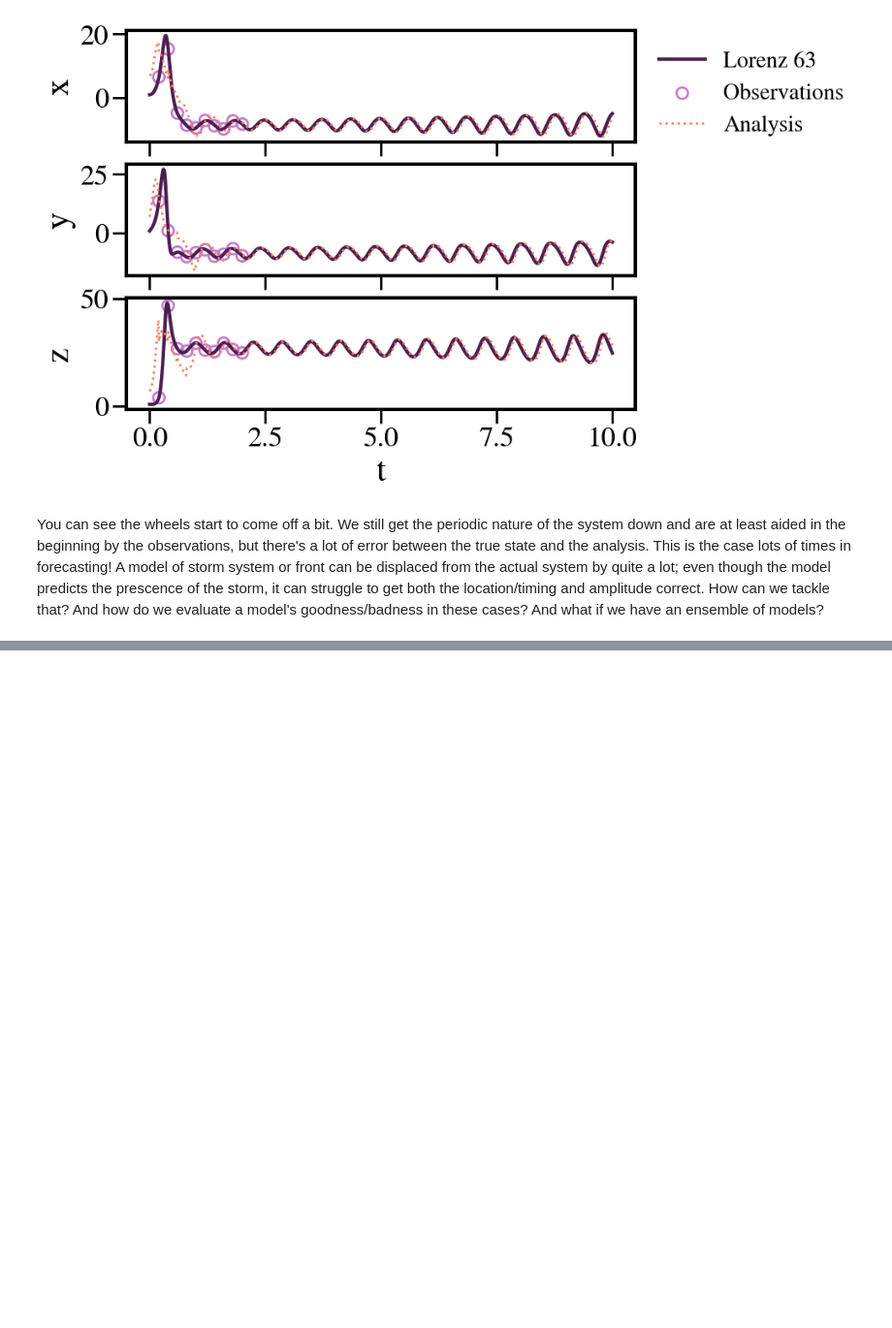
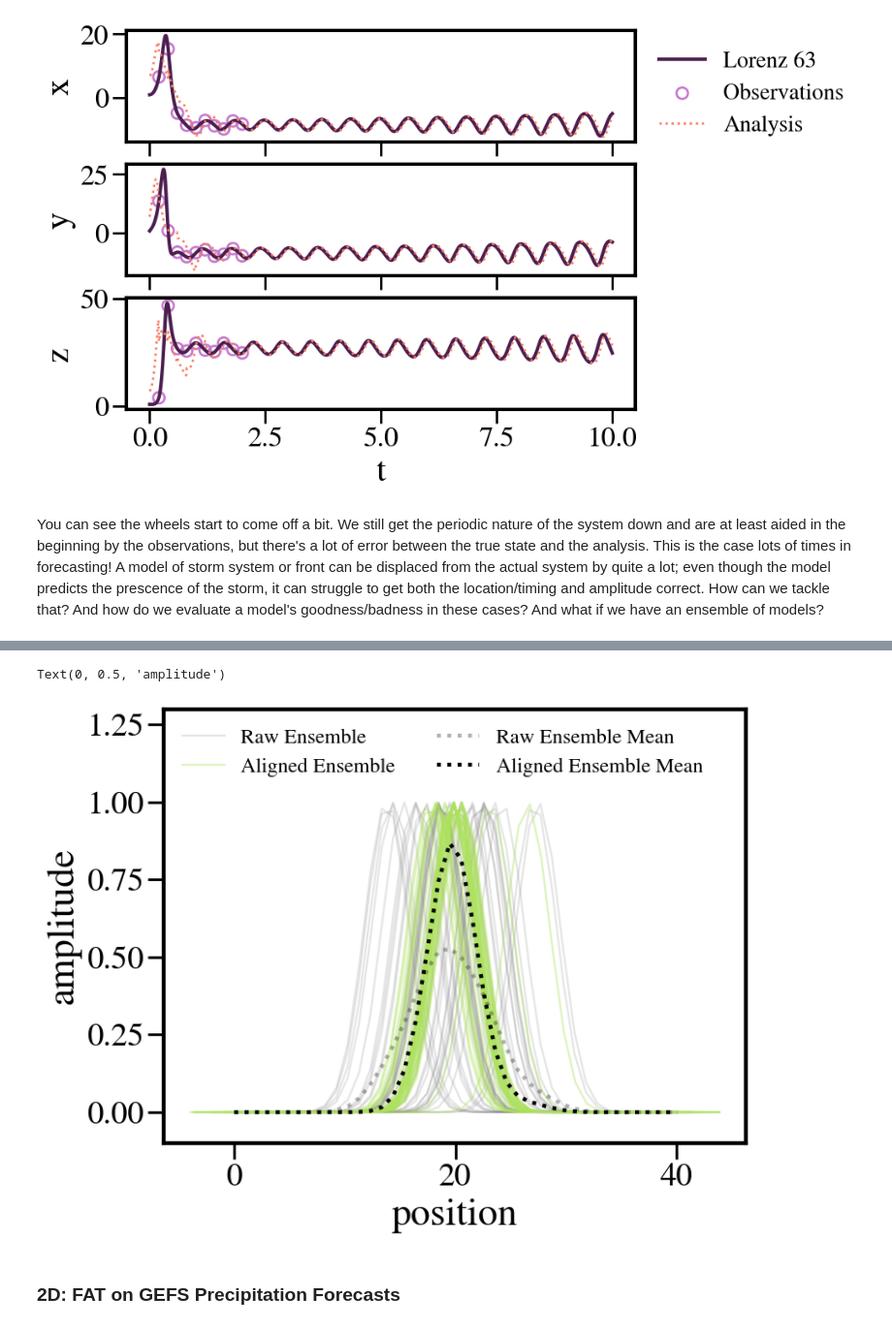
Before and after one commit to SidneyLower-NOAA/SMD_Notebooks, a Jupyter notebook: getting_our_data_ducks_in_a_row.ipynb, the cells around one changed output, grey strips where cells are left out. Shown at 97% size. Saved outputs shown, nothing was run; the diff lists cells and outputs as text; code cells hidden in the pictures; blank space fills up the shorter version.

```diff
--- a/getting_our_data_ducks_in_a_row.ipynb
+++ b/getting_our_data_ducks_in_a_row.ipynb
@@ -1463,0 +346,18 @@ def basis_truncation(n=3):
+# %%
+def get_j(delta, ens_data, ens_mean, ens_std, S, old_vec):
+
+    j_r = residual_errors(delta, ens_data, ens_mean, ens_std, old_vec)
+    j_a = displacement_penalty(delta, S)
+
+    return j_r + j_a
+# %%
+ens_std = np.std(fronts)
+ens_mean = np.mean(fronts, axis=0)
+S = 4.
+delta0 = 1.
+# %%
+ens_displacement=[]
+for i in range(40):
+    minimize = scipy.optimize.minimize(get_j, delta0, args=(fronts[i], ens_mean, ens_std, S, nodes),
+                               method='BFGS')
+    ens_displacement.append(minimize.x)
@@ -1463,0 +368,31 @@ def basis_truncation(n=3):
+# %%
+mean_coalesced_front = []
+displaced_fronts = []
+for i in range(40):
+    displaced_fronts.append(remap_fronts(fronts[i], nodes - ens_displacement[i], nodes))
+for i in range(40):
+    mean_coalesced_front.append(np.mean([item[i] for item in displaced_fronts]))
+# %%
+for i in range(40):
+    if i == 1:
+        plt.plot(nodes, fronts[i], color='gray', alpha=0.2, label='Raw Ensemble')
+    else:
+        plt.plot(nodes, fronts[i], color='gray', alpha=0.2)
+
+for i in range(40):
+    if i == 1:
+        plt.plot(nodes - ens_displacement[i], fronts[i], color='#ADE25D', alpha=0.4, label='Aligned Ensemble')
+    else:
+        plt.plot(nodes - ens_displacement[i], fronts[i], color='#ADE25D', alpha=0.4)
+
+plt.plot(nodes, np.mean(fronts, axis=0), color='black', ls=':', lw=3,alpha=0.3, label='Raw Ensemble Mean')
+plt.plot(nodes, mean_coalesced_front,color='black', ls=':', lw=3,label='Aligned Ensemble Mean')
+plt.legend(frameon=False, loc='upper left',ncol=2, fontsize=16)
+plt.ylim([-0.1, 1.3])
+plt.xlabel('position')
+plt.ylabel('amplitude')
+# %% [output]
+Text(0, 0.5, 'amplitude')
+[figure, added]
+# %% [markdown]
+### 2D: FAT on GEFS Precipitation Forecasts
```
Also changed, not shown: parts of 52 cells of this notebook.
